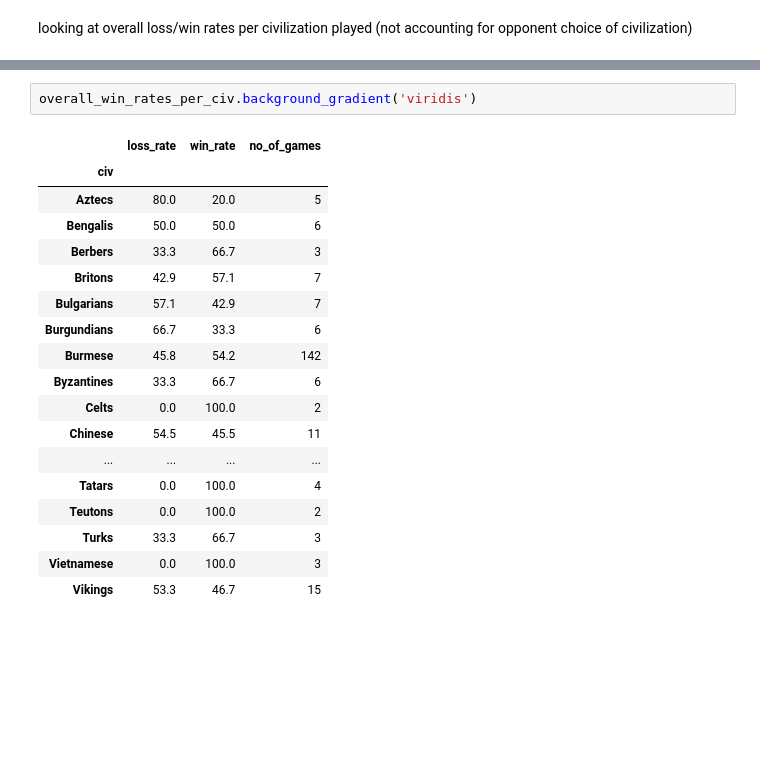
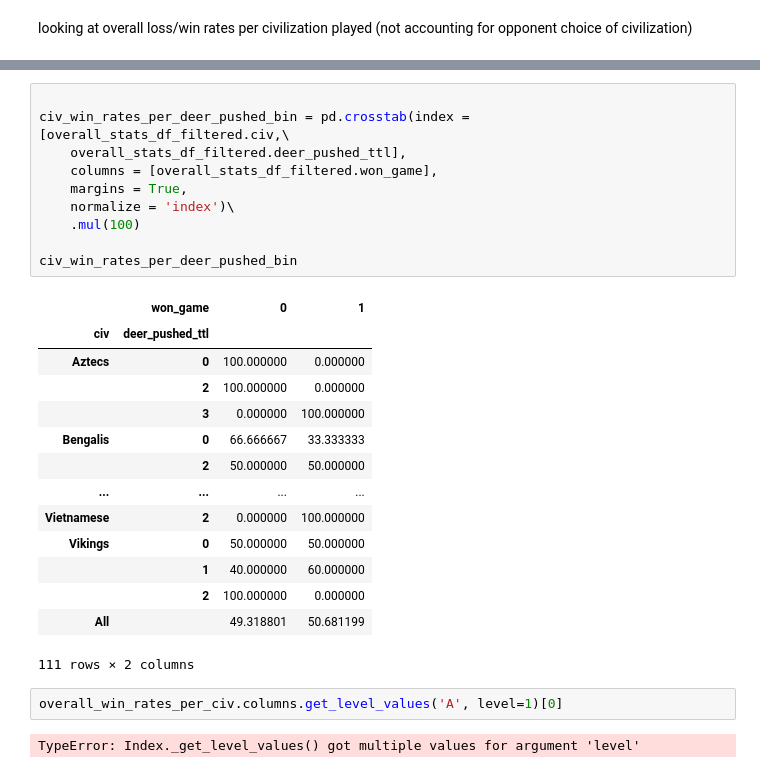
Before and after one commit to kkardousk/aoe, a Jupyter notebook: aoe2_games_replay_analysis.ipynb, the cells around one changed output, grey strips where cells are left out. Saved outputs shown, nothing was run; the diff lists cells and outputs as text; blank space fills up the shorter version.

```diff
--- a/aoe2_games_replay_analysis.ipynb
+++ b/aoe2_games_replay_analysis.ipynb
@@ -197,24 +197,32 @@ overall_win_rates_per_civ
 | Turks | 33.33 | 66.67 | 3 |
 | Vietnamese | 0.00 | 100.00 | 3 |
 | Vikings | 53.33 | 46.67 | 15 |
-# %%
-overall_win_rates_per_civ.background_gradient('viridis')
-# %% [output]
-|  | loss_rate | win_rate | no_of_games |
-| civ |  |  |  |
-| Aztecs | 80.0 | 20.0 | 5 |
-| Bengalis | 50.0 | 50.0 | 6 |
-| Berbers | 33.3 | 66.7 | 3 |
-| Britons | 42.9 | 57.1 | 7 |
-| Bulgarians | 57.1 | 42.9 | 7 |
-| Burgundians | 66.7 | 33.3 | 6 |
-| Burmese | 45.8 | 54.2 | 142 |
-| Byzantines | 33.3 | 66.7 | 6 |
-| Celts | 0.0 | 100.0 | 2 |
-| Chinese | 54.5 | 45.5 | 11 |
-| ... | ... | ... | ... |
-| Tatars | 0.0 | 100.0 | 4 |
-| Teutons | 0.0 | 100.0 | 2 |
-| Turks | 33.3 | 66.7 | 3 |
-| Vietnamese | 0.0 | 100.0 | 3 |
-| Vikings | 53.3 | 46.7 | 15 |
+# %%
+
+civ_win_rates_per_deer_pushed_bin = pd.crosstab(index = [overall_stats_df_filtered.civ,\
+    overall_stats_df_filtered.deer_pushed_ttl],
+    columns = [overall_stats_df_filtered.won_game],
+    margins = True,
+    normalize = 'index')\
+    .mul(100)
+
+civ_win_rates_per_deer_pushed_bin
+# %% [output]
+|  | won_game | 0 | 1 |
+| civ | deer_pushed_ttl |  |  |
+| Aztecs | 0 | 100.000000 | 0.000000 |
+|  | 2 | 100.000000 | 0.000000 |
+|  | 3 | 0.000000 | 100.000000 |
+| Bengalis | 0 | 66.666667 | 33.333333 |
+|  | 2 | 50.000000 | 50.000000 |
+| ... | ... | ... | ... |
+| Vietnamese | 2 | 0.000000 | 100.000000 |
+| Vikings | 0 | 50.000000 | 50.000000 |
+|  | 1 | 40.000000 | 60.000000 |
+|  | 2 | 100.000000 | 0.000000 |
+| All |  | 49.318801 | 50.681199 |
+111 rows × 2 columns
+# %%
+overall_win_rates_per_civ.columns.get_level_values('A', level=1)[0]
+# %% [output]
+TypeError: Index._get_level_values() got multiple values for argument 'level'
```
Also changed, not shown: parts of 2 cells of this notebook.
